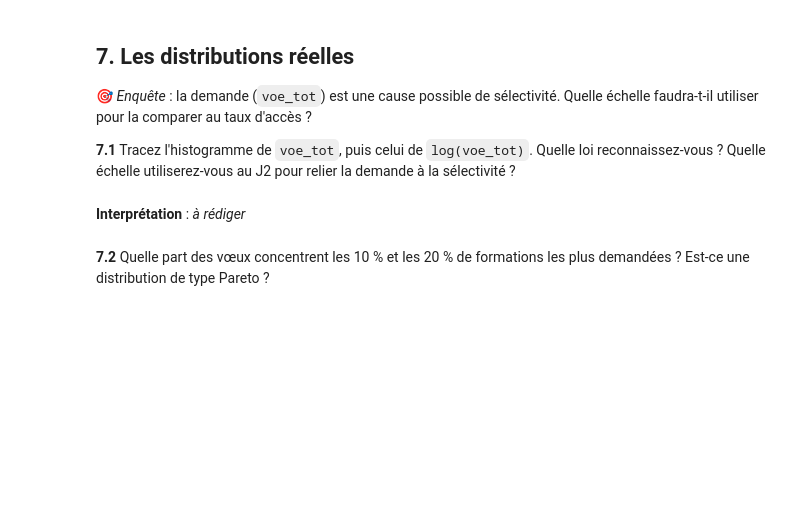
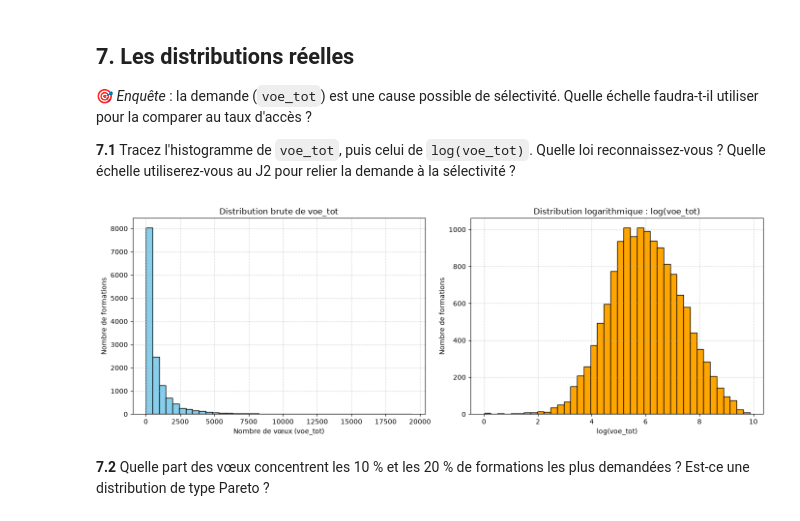
Before and after one commit to AhmedJr-ops/Parcoursup, a Jupyter notebook: TP_Parcoursup.ipynb, the cells around one changed output. Drawn from its saved outputs; the diff is of its cells as text; code cells hidden in the pictures; blank space fills up the shorter version.

Commit message:
Distributions

```diff
--- a/TP_Parcoursup.ipynb
+++ b/TP_Parcoursup.ipynb
@@ -319,8 +341,34 @@ capa_fin        12.699780  282.099344
 🎯 *Enquête* : la demande (`voe_tot`) est une cause possible de sélectivité. Quelle échelle faudra-t-il utiliser pour la comparer au taux d'accès ?
 
 **7.1** Tracez l'histogramme de `voe_tot`, puis celui de `log(voe_tot)`. Quelle loi reconnaissez-vous ? Quelle échelle utiliserez-vous au J2 pour relier la demande à la sélectivité ?
-# %% [markdown]
-**Interprétation** : _à rédiger_
+# %%
+import matplotlib.pyplot as plt
+import numpy as np
+
+
+voe = df["voe_tot"].dropna()
+log_voe = np.log(voe[voe > 0])
+
+fig, axes = plt.subplots(1, 2, figsize=(14, 5))
+
+
+axes[0].hist(voe, bins=40, color="skyblue", edgecolor="black")
+axes[0].set_xlabel("Nombre de vœux (voe_tot)")
+axes[0].set_ylabel("Nombre de formations")
+axes[0].set_title("Distribution brute de voe_tot")
+axes[0].grid(True, linestyle="--", alpha=0.5)
+
+
+axes[1].hist(log_voe, bins=40, color="orange", edgecolor="black")
+axes[1].set_xlabel("log(voe_tot)")
+axes[1].set_ylabel("Nombre de formations")
+axes[1].set_title("Distribution logarithmique : log(voe_tot)")
+axes[1].grid(True, linestyle="--", alpha=0.5)
+
+plt.tight_layout()
+plt.show()
+# %% [output]
+[figure, added]
 # %% [markdown]
 **7.2** Quelle part des vœux concentrent les 10 % et les 20 % de formations les plus demandées ? Est-ce une distribution de type Pareto ?
 # %% [markdown]
```
Also changed, not shown: parts of 4 cells of this notebook.
